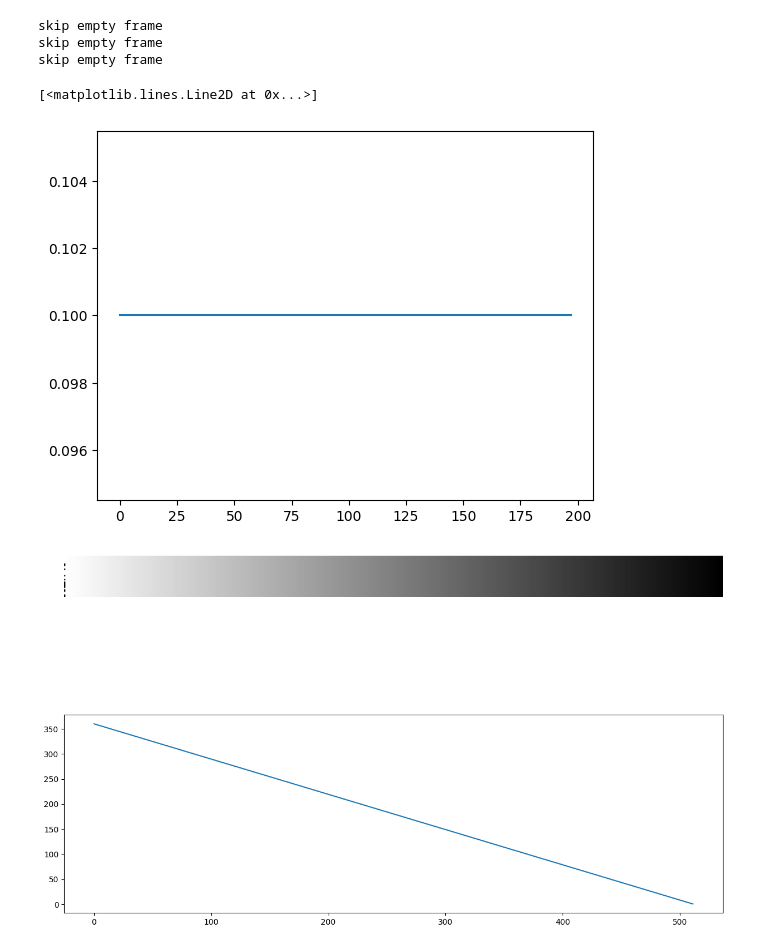
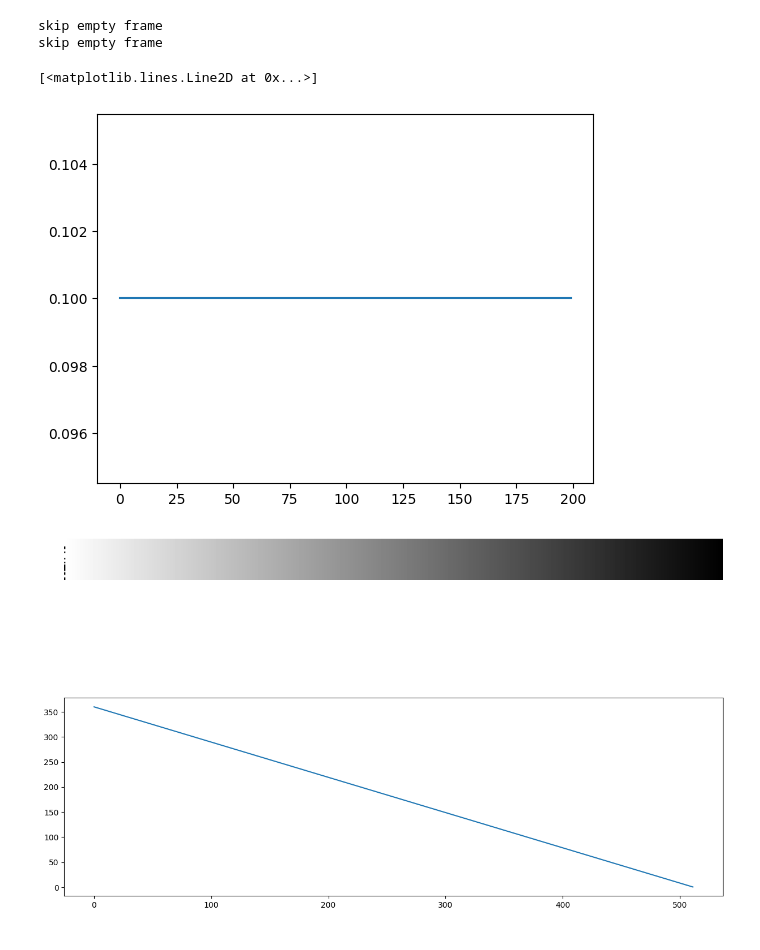
Before and after one commit to ngoclinhle/isaac_sim, a Jupyter notebook: LiDAR_test.ipynb, the cells around one changed output. Cells and saved outputs as stored; diff of their text form; code cells hidden in the pictures.

```diff
--- a/LiDAR_test.ipynb
+++ b/LiDAR_test.ipynb
@@ -125,7 +127,7 @@ def test():
     lidar_data = []
     def buffer_cb(frames):
         lidar_data.append(frames)
-    lidar.set_buffering(True, buffer_cb)
+    lidar.set_callback(buffer_cb)
 
     for _ in range(200):
         world.step()
@@ -134,23 +136,21 @@ def test():
 
     world.clear_render_callbacks()
     world.stop()
-    events = lidar._events
-    del lidar # to unsubscribe from event.. manually =.=
-    return lidar_data, events
+    del world # to unsubscribe from event.. manually =.=
+    return lidar_data
 # %%
-lidar_data, events = test()
+lidar_data = test()
 # %% [output]
 skip empty frame
 skip empty frame
-skip empty frame
 # %%
 rendering_times = []
 for lidar_frame in lidar_data:
-    rendering_times.extend(lidar_frame['rendering_time'])
+    rendering_times.append(lidar_frame['rendering_time'])
 plt.plot(np.diff(rendering_times))
 # %% [output]
 [<matplotlib.lines.Line2D at 0x...>]
-[figure, old version]
+[figure, new version]
 # %%
 PI=np.pi
 azi_offset = np.array([ 4.23, 1.41, -1.4, -4.21, 4.22, 1.42, -1.41, -4.22, 4.23, 1.41, -1.42, -4.21, 4.23, 1.42, -1.4, -4.2, 4.23, 1.41, -1.39, -4.21, 4.25, 1.43, -1.41, -4.22, 4.24, 1.44, -1.41, -4.22, 4.23, 1.42, -1.38, -4.22 ])
```
Also changed, not shown: parts of 16 cells of this notebook, 21 other files.
